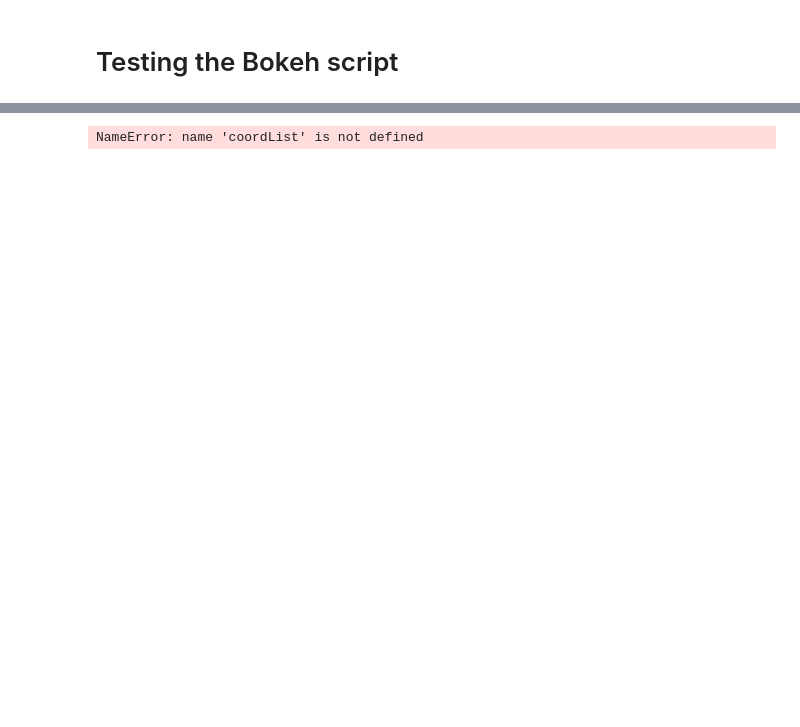
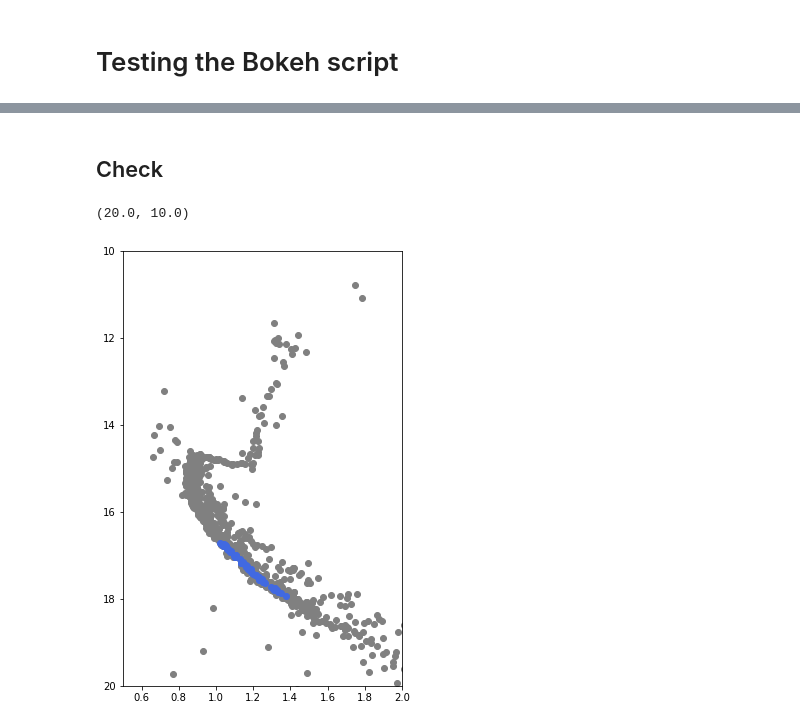
Before and after one commit to ageller/interactiveCMD, a Jupyter notebook: testInteractiveCMD.ipynb, the cells around one changed output, grey strips where cells are left out. Cells and saved outputs as stored; diff of their text form; code cells hidden in the pictures; blank space fills up the shorter version.

```diff
--- a/testInteractiveCMD.ipynb
+++ b/testInteractiveCMD.ipynb
@@ -24,4 +26,2 @@ show(bkapp)
-# %%
-coordList
-# %% [output]
-NameError: name 'coordList' is not defined
+# %% [markdown]
+## Check
@@ -27,0 +33,12 @@ NameError: name 'coordList' is not defined
+# %%
+tbl = ascii.read('ngc188.phot.new')
+f,ax  = plt.subplots(figsize = (5,8))
+ax.scatter(tbl['G_BP'] - tbl['G_RP'], tbl['G'], color='gray')
+singles = tbl[tbl['useDBI'] == 1]
+ax.scatter(singles['G_BP'] - singles['G_RP'], singles['G'], color='royalblue')
+
+ax.set_xlim([0.5, 2])
+ax.set_ylim([20, 10])
+# %% [output]
+(20.0, 10.0)
+[figure, added]
```
Also changed, not shown: parts of 3 cells of this notebook, 2 other files.
